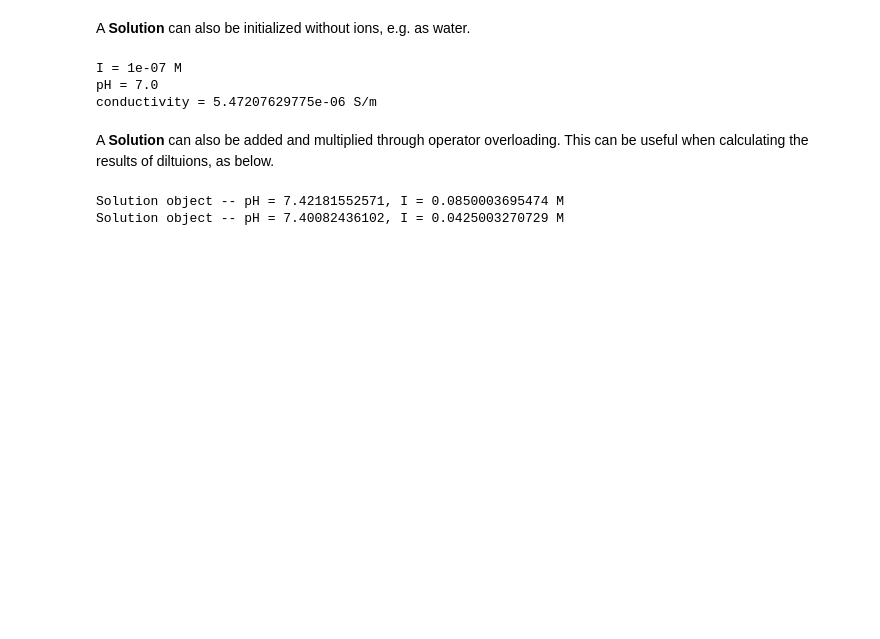
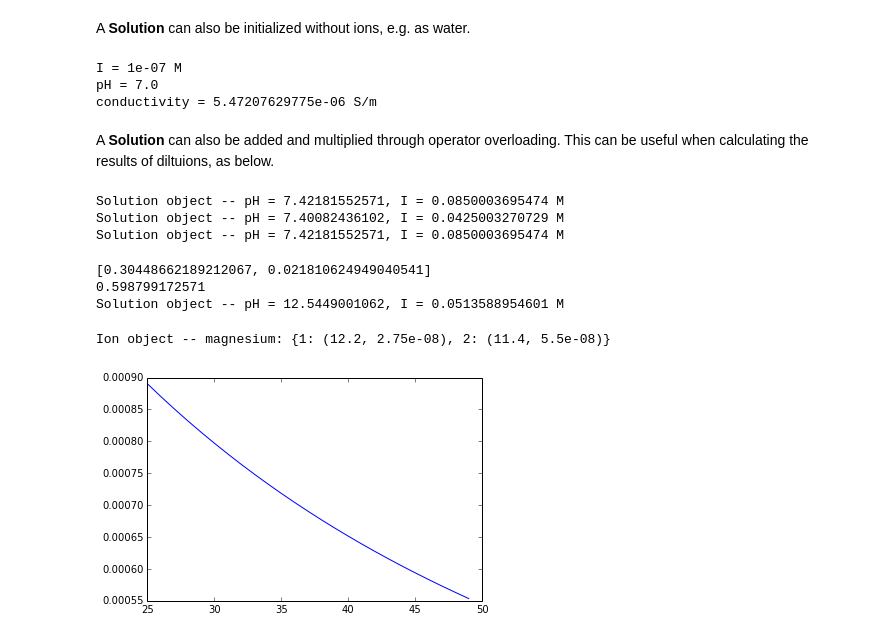
Before and after one commit to lewisamarshall/ionize, a Jupyter notebook: tutorial.ipynb, the cells around one changed output. Drawn from its saved outputs; the diff is of its cells as text; code cells hidden in the pictures; blank space fills up the shorter version.

```diff
--- a/tutorial.ipynb
+++ b/tutorial.ipynb
@@ -157,6 +157,29 @@ A **Solution** can also be added and multiplied through operator overloading. Th
 print buffer
 dilution = 0.5 * buffer + 0.5 * water
 print dilution
+print buffer
 # %% [output]
 Solution object -- pH = 7.42181552571, I = 0.0850003695474 M
 Solution object -- pH = 7.40082436102, I = 0.0425003270729 M
+Solution object -- pH = 7.42181552571, I = 0.0850003695474 M
+# %%
+mag= ionize.load_ion('magnesium')
+mag_base =  ionize.Solution([mag], [0.1])
+print mag_base.ions[0].ionization_fraction(mag_base.pH)
+print mag_base.conductivity()
+print mag_base
+# %% [output]
+[0.30448662189212067, 0.021810624949040541]
+0.598799172571
+Solution object -- pH = 12.5449001062, I = 0.0513588954601 M
+# %%
+print mag
+# %% [output]
+Ion object -- magnesium: {1: (12.2, 2.75e-08), 2: (11.4, 5.5e-08)}
+# %%
+T = list(range(25,50))
+v = list([ionize.viscosity(t) for t in range(25, 50)])
+plot(T,v)
+show()
+# %% [output]
+[figure, added]
```
Also changed, not shown: parts of 3 cells of this notebook, 5 other files.
